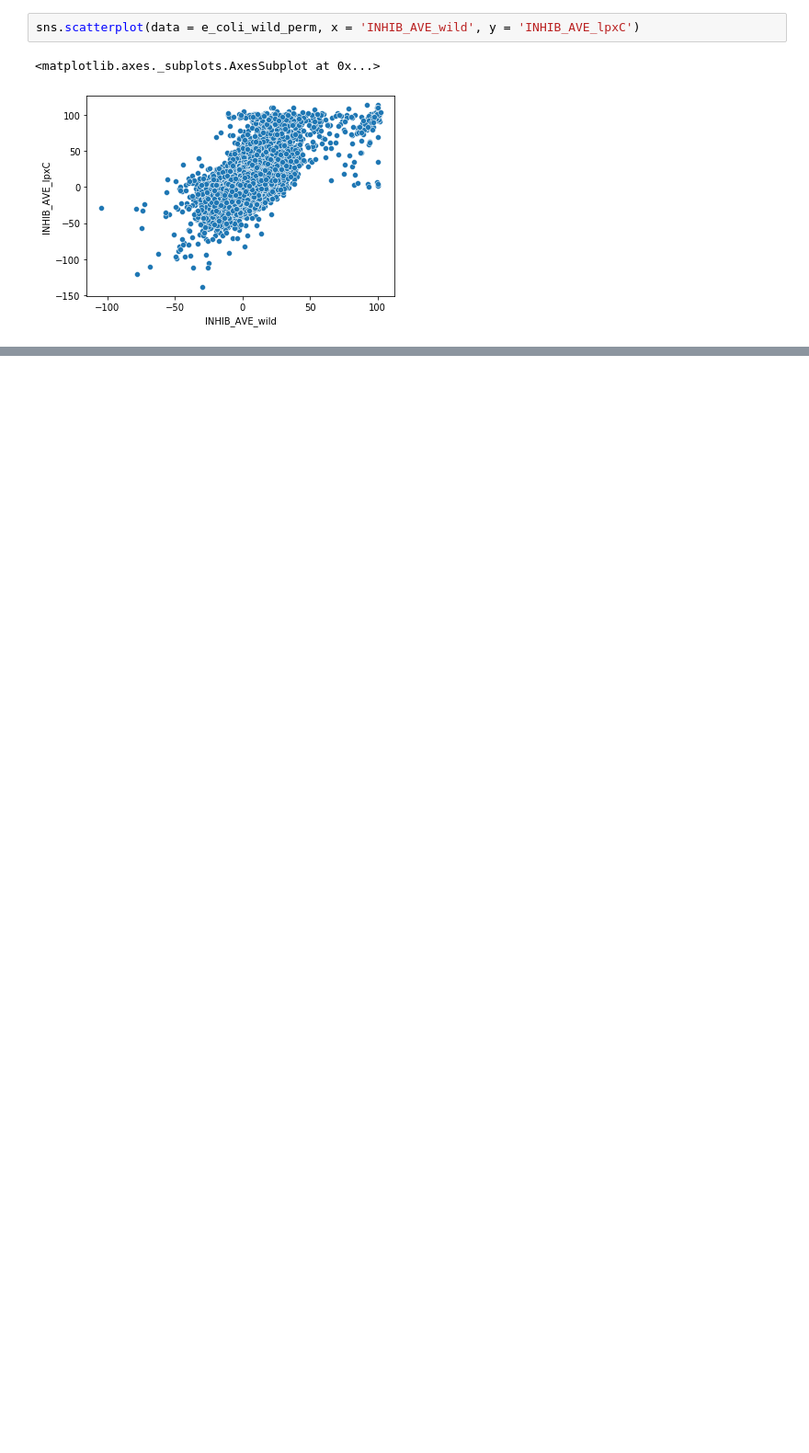
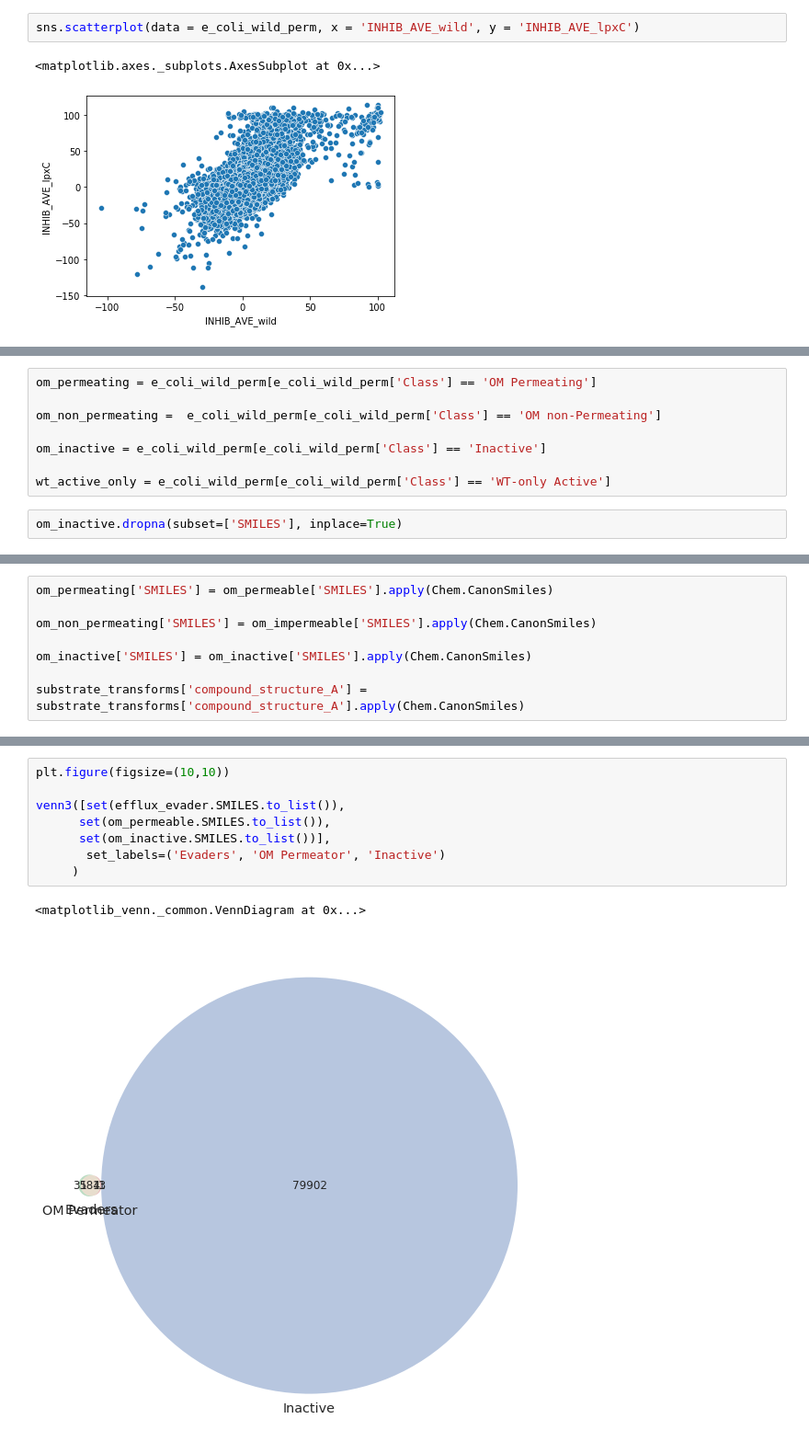
Before and after one commit to domgurvic/co_add_efflux, a Jupyter notebook: co_add/pore_transforms.ipynb, the cells around one changed output, grey strips where cells are left out. Shown: that part at 92% size. Cells and saved outputs as stored; diff of their text form; blank space fills up the shorter version.

```diff
--- a/co_add/pore_transforms.ipynb
+++ b/co_add/pore_transforms.ipynb
@@ -181,0 +187,10 @@ plt.savefig('figures/wild_lpxc_class_scatter.png', dpi=600)
+# %%
+om_permeating = e_coli_wild_perm[e_coli_wild_perm['Class'] == 'OM Permeating']
+
+om_non_permeating =  e_coli_wild_perm[e_coli_wild_perm['Class'] == 'OM non-Permeating']
+
+om_inactive = e_coli_wild_perm[e_coli_wild_perm['Class'] == 'Inactive']
+
+wt_active_only = e_coli_wild_perm[e_coli_wild_perm['Class'] == 'WT-only Active']
+# %%
+om_inactive.dropna(subset=['SMILES'], inplace=True)
@@ -181,0 +213,8 @@ plt.savefig('figures/wild_lpxc_class_scatter.png', dpi=600)
+# %%
+om_permeating['SMILES'] = om_permeable['SMILES'].apply(Chem.CanonSmiles)
+
+om_non_permeating['SMILES'] = om_impermeable['SMILES'].apply(Chem.CanonSmiles)
+
+om_inactive['SMILES'] = om_inactive['SMILES'].apply(Chem.CanonSmiles)
+
+substrate_transforms['compound_structure_A'] = substrate_transforms['compound_structure_A'].apply(Chem.CanonSmiles)
@@ -181,0 +270,11 @@ plt.savefig('figures/wild_lpxc_class_scatter.png', dpi=600)
+# %%
+plt.figure(figsize=(10,10))
+
+venn3([set(efflux_evader.SMILES.to_list()),
+      set(om_permeable.SMILES.to_list()),
+      set(om_inactive.SMILES.to_list())],
+       set_labels=('Evaders', 'OM Permeator', 'Inactive')
+     )
+# %% [output]
+<matplotlib_venn._common.VennDiagram at 0x...>
+[figure, added]
```
Also changed, not shown: parts of 38 cells of this notebook, 1 other file.
